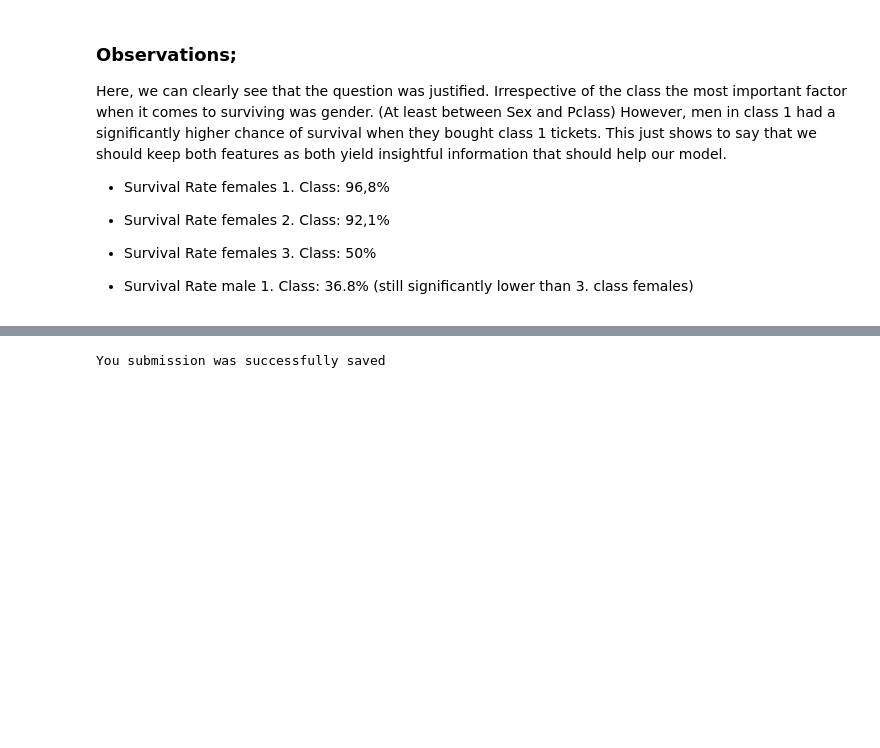
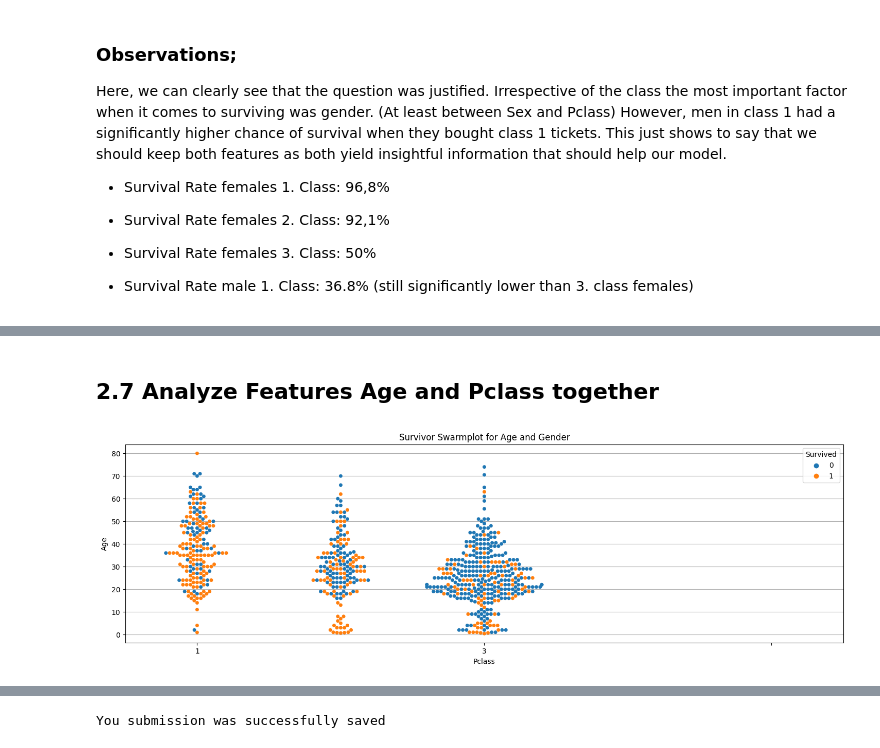
Before and after one commit to PeJiR/KAGGLE-Learn-Courses-, a Jupyter notebook: Titanic - Machine Learning from Disaster.ipynb, the cells around one changed output, grey strips where cells are left out. Drawn from its saved outputs; the diff is of its cells as text; code cells hidden in the pictures; blank space fills up the shorter version.

```diff
--- a/Titanic - Machine Learning from Disaster.ipynb
+++ b/Titanic - Machine Learning from Disaster.ipynb
@@ -255,0 +304,6 @@ Here, we can clearly see that the question was justified. Irrespective of the cl
+# %% [markdown]
+## 2.7 Analyze Features Age and Pclass together
+# %%
+plot_swarm_survivors(train_data, "Age", "Pclass", "Survivor Swarmplot for Age and Gender")
+# %% [output]
+[figure, added]
```
Also changed, not shown: parts of 45 cells of this notebook.
